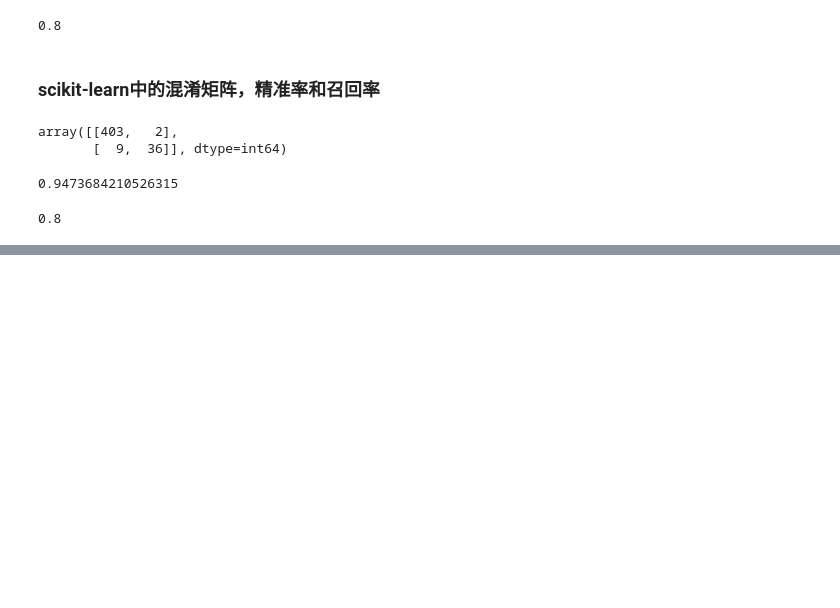
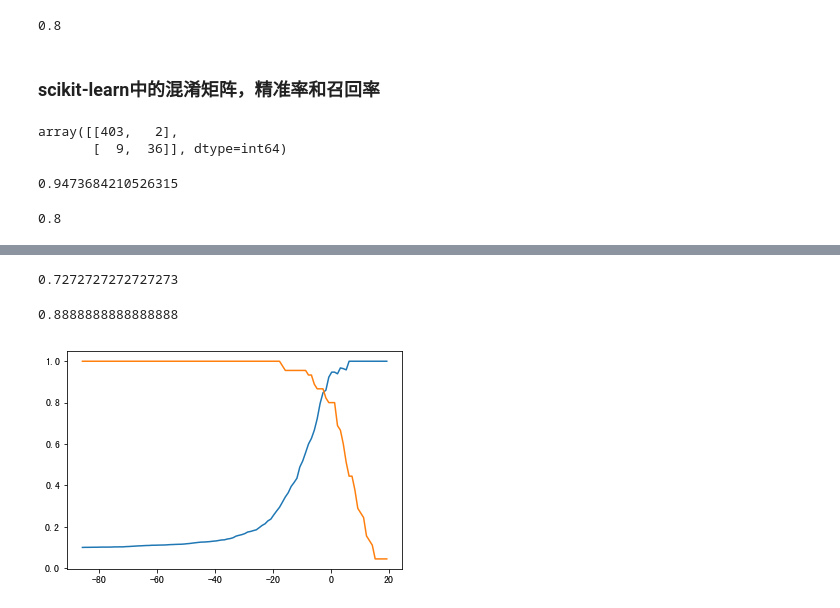
Before and after one commit to rzhao29/-11-, a Jupyter notebook: 分类算法的评价.ipynb, the cells around one changed output, grey strips where cells are left out. Drawn from its saved outputs; the diff is of its cells as text; code cells hidden in the pictures; blank space fills up the shorter version.

```diff
--- a/分类算法的评价.ipynb
+++ b/分类算法的评价.ipynb
@@ -146,0 +197,6 @@ recall_score(y_test,y_log_predict)
+# %%
+from sklearn.linear_model import LogisticRegression
+
+log_reg = LogisticRegression()
+log_reg.fit(X_train, y_train)
+log_reg.score(X_test, y_test)
@@ -146,0 +205,2 @@ recall_score(y_test,y_log_predict)
+# %%
+y_predict = log_reg.predict(X_test)
@@ -146,0 +256,2 @@ recall_score(y_test,y_log_predict)
+# %%
+decision_scores = log_reg.decision_function(X_test)
@@ -146,0 +288,8 @@ recall_score(y_test,y_log_predict)
+# %%
+precision_score(y_test, y_predict_3)
+# %% [output]
+0.7272727272727273
+# %%
+recall_score(y_test, y_predict_3)
+# %% [output]
+0.8888888888888888
@@ -146,0 +299,9 @@ recall_score(y_test,y_log_predict)
+# %%
+# 绘制曲线
+precisions = []
+recalls = []
+thresholds = np.arange(np.min(decision_scores),np.max(decision_scores))
+for threshold in thresholds:
+    y_predict = np.array(decision_scores >= threshold, dtype='int')
+    precisions.append(precision_score(y_test, y_predict))
+    recalls.append(recall_score(y_test,y_predict))
@@ -146,0 +310,6 @@ recall_score(y_test,y_log_predict)
+# %%
+plt.plot(thresholds, precisions)
+plt.plot(thresholds, recalls)
+plt.show()
+# %% [output]
+[figure, added]
```
Also changed, not shown: parts of 38 cells of this notebook.
